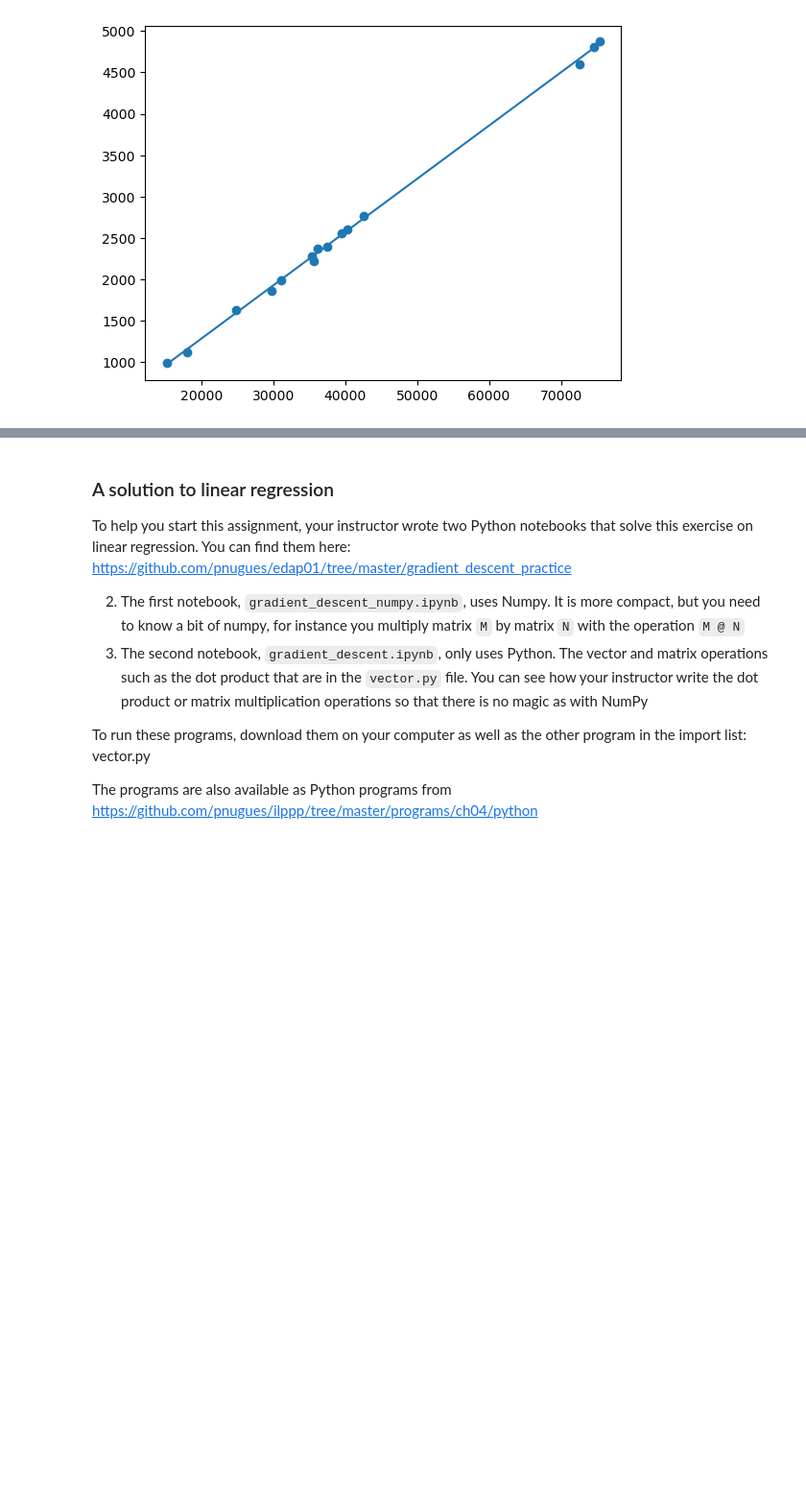
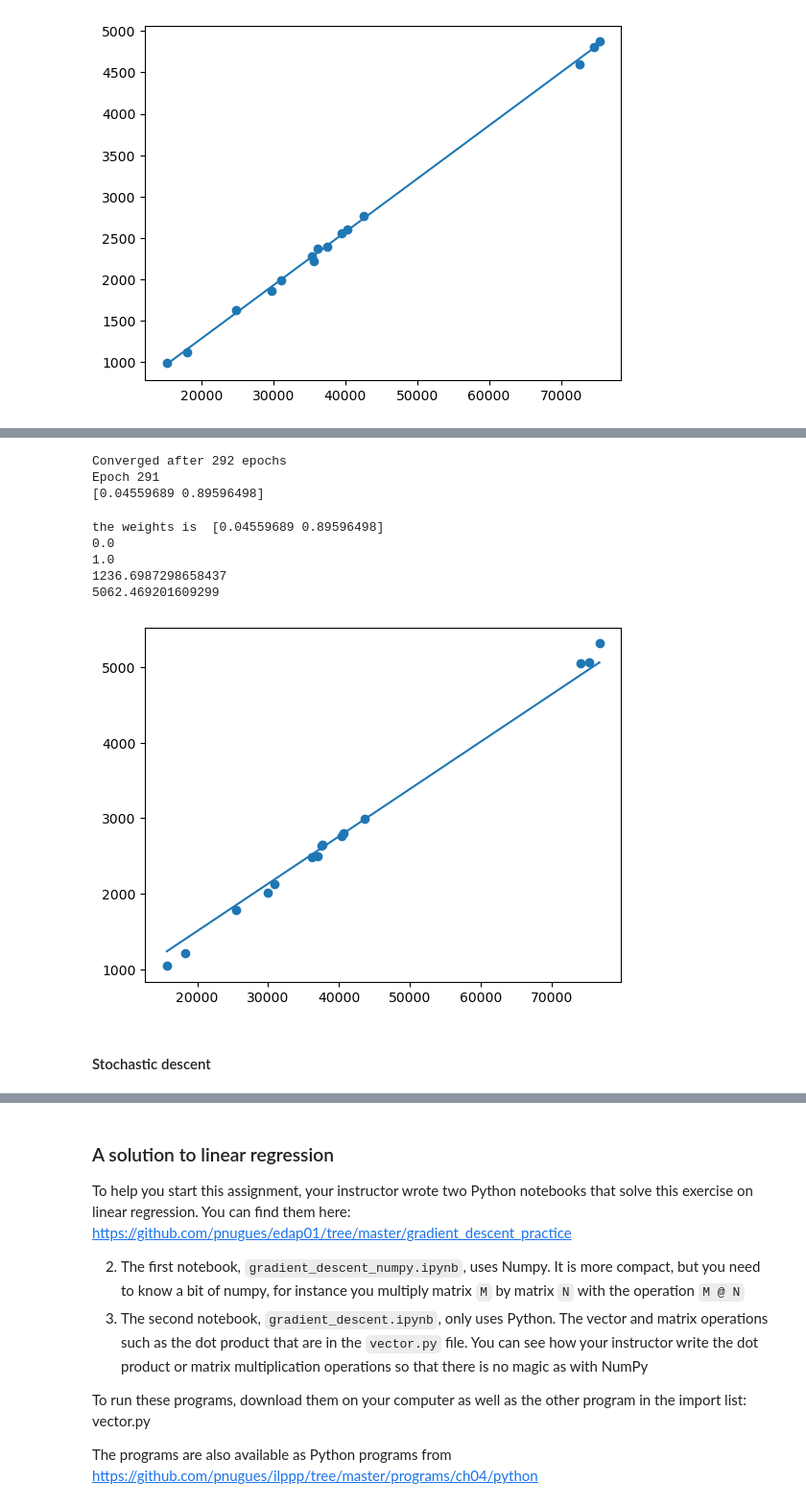
Before and after one commit to Trunghoang21/AI_assignment_3-, a Jupyter notebook: assignments/ai_lab_perceptron_students.ipynb, the cells around one changed output, grey strips where cells are left out. Shown at 96% size. Drawn from its saved outputs; the diff is of its cells as text; code cells hidden in the pictures; blank space fills up the shorter version.

Commit message:
France dataset

```diff
--- a/assignments/ai_lab_perceptron_students.ipynb
+++ b/assignments/ai_lab_perceptron_students.ipynb
@@ -184,7 +184,7 @@ This operations equates to summing the sequences of all individual errors
 Function to predict value
 # %%
 def predict(X,w):
-    return X @ w
+    return np.dot(X,w)
 # %% [markdown]
 Implement the descent functions. You will pass `X`, `y`, the learning rate in the $\alpha$ variable, the initial weight vector in `w`, the tolerance in the $\epsilon$ variable, the maximal number of epochs in `epochs`. You will return `w`.
 # %% [markdown]
@@ -387,0 +419,10 @@ plt.show()
+# %%
+# scale data
+# for predictor variable
+X_temp = cus_min_max_scaling(X[:,1])
+X_scaled = np.column_stack((np.ones(len(stat_fr),dtype = np.int8), X_temp))
+
+# for response variable
+y_scaled = cus_min_max_scaling(y)
+print(X_scaled)
+print(y_scaled)
@@ -387,0 +448,47 @@ plt.show()
+# %%
+#fit the data on the France data set.
+w = np.zeros(X_scaled.shape[1])
+new_w, losses = fit_batch(X_scaled, y_scaled, 0.1, w)
+print(new_w)
+# %% [output]
+Converged after 292 epochs
+Epoch 291
+[0.04559689 0.89596498]
+# %%
+min_X = np.min(stat_fr[:, 0])  # Minimum of total character
+max_X = np.max(stat_fr[:, 0])  # Maximum of total character counts
+min_y = np.min(stat_fr[:, 1])  # Minimum of 'A' counts
+max_y = np.max(stat_fr[:, 1])  # Maximum of 'A' counts
+# res-scale to the original value.
+x_fig = X_scaled[:, 1] * (max_X - min_X) + min_X  # Scale back the X values
+y_fig = y_scaled * (max_y - min_y) + min_y        # Scale back the y values
+#use the predict function to y values from min_x and max_y for the regression line
+print("the weights is ", new_w)
+min_scaled_x = np.min(X_scaled[:,1])
+max_scaled_x = np.max(X_scaled[:,1])
+print (min_scaled_x)
+print (max_scaled_x)
+y_min_pred = np.array([1, min_scaled_x]) @ new_w
+y_max_pred = np.array([1, max_scaled_x]) @ new_w
+#convert to the original scale
+min_scaled_x = min_scaled_x * (max_X - min_X) + min_X
+y_min_pred = y_min_pred * (max_y - min_y) + min_y
+max_scaled_x = max_scaled_x * (max_X - min_X) + min_X
+y_max_pred = y_max_pred * (max_y - min_y) + min_y
+print(y_min_pred)
+print(y_max_pred)
+
+#plot data points and the regression lines
+plt.scatter(x_fig, y_fig)
+plt.plot([min_scaled_x, max_scaled_x],
+         [y_min_pred, y_max_pred])
+plt.show()
+# %% [output]
+the weights is  [0.04559689 0.89596498]
+0.0
+1.0
+1236.6987298658437
+5062.469201609299
+[figure, added]
+# %% [markdown]
+#### Stochastic descent
```
Also changed, not shown: parts of 8 cells of this notebook, 1 other file.
